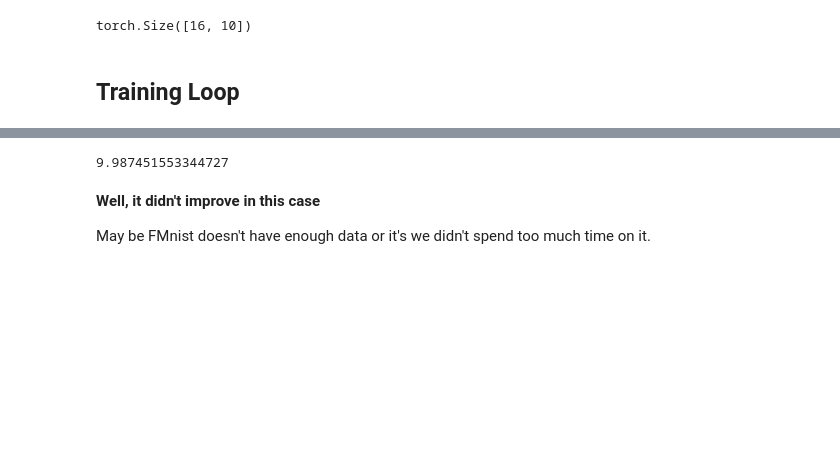
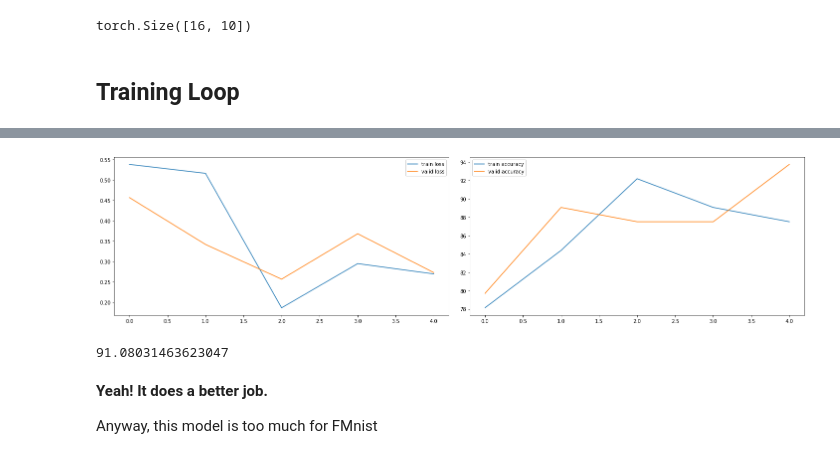
Before and after one commit to arunoda/adeep, a Jupyter notebook: d2l/05.1-alexnet-fashionmnist.ipynb, the cells around one changed output, grey strips where cells are left out. Cells and saved outputs as stored; diff of their text form; code cells hidden in the pictures; blank space fills up the shorter version.

Commit message:
Work with the AlexNet

```diff
--- a/d2l/05.1-alexnet-fashionmnist.ipynb
+++ b/d2l/05.1-alexnet-fashionmnist.ipynb
@@ -149,17 +80,0 @@ lp.close()
-# %%
-_dl = torch.utils.data.DataLoader(ds_valid, shuffle=True, batch_size=128)
-accuracy_list = []
-for batch in tqdm(_dl):
-    images = batch[0].to(device)
-    labels = batch[1].to(device)
-
-    with torch.no_grad():
-        accuracy_list.append(calc_accuracy(images, labels))
-
-torch.tensor(accuracy_list).mean().item()
-# %% [output]
-9.987451553344727
-# %% [markdown]
-**Well, it didn't improve in this case**
-
-May be FMnist doesn't have enough data or it's we didn't spend too much time on it.
@@ -165,0 +143,37 @@ May be FMnist doesn't have enough data or it's we didn't spend too much time on
+# %%
+bs = 32
+lr = 0.01
+wd = 0.0005
+
+def init_weights(layer):
+    if type(layer) == nn.modules.conv.Conv2d or type(layer) == nn.modules.linear.Linear:
+        nn.init.xavier_uniform_(layer.weight)
+
+dl_train = torch.utils.data.DataLoader(ds_train, shuffle=True, batch_size=bs)
+model = AlexNet().to(device)
+model(test_images) #need to initialize parameters for the lazy
+model.apply(init_weights)
+optimizer = torch.optim.SGD(model.parameters(), lr=lr, weight_decay=wd)
+train(5)
+# %% [output]
+[figure, added]
+# %%
+def calc_valid_accuracy():
+    _dl = torch.utils.data.DataLoader(ds_valid, shuffle=True, batch_size=128)
+    accuracy_list = []
+    for batch in tqdm(_dl):
+        images = batch[0].to(device)
+        labels = batch[1].to(device)
+
+        with torch.no_grad():
+            accuracy_list.append(calc_accuracy(images, labels))
+
+    return torch.tensor(accuracy_list).mean().item()
+
+calc_valid_accuracy()
+# %% [output]
+91.08031463623047
+# %% [markdown]
+**Yeah! It does a better job.**
+
+Anyway, this model is too much for FMnist
```
Also changed, not shown: parts of 5 cells of this notebook.
